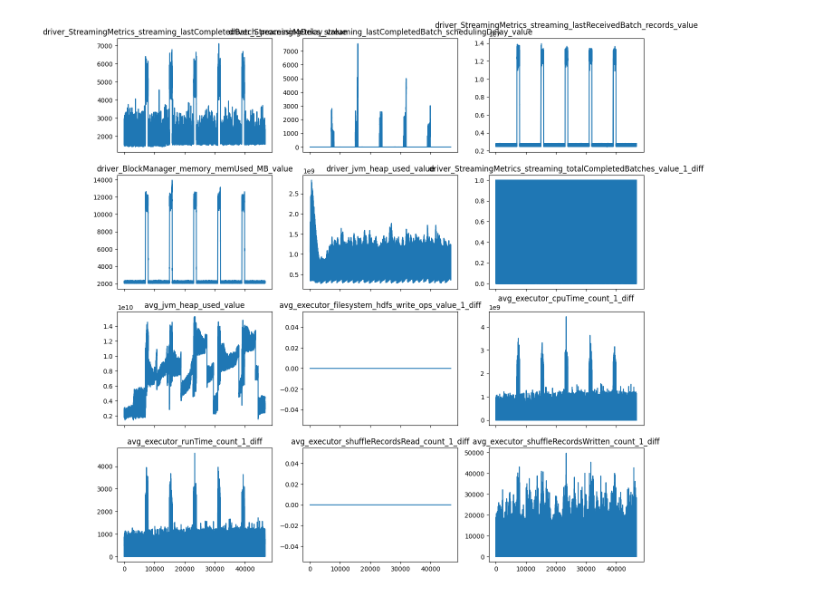
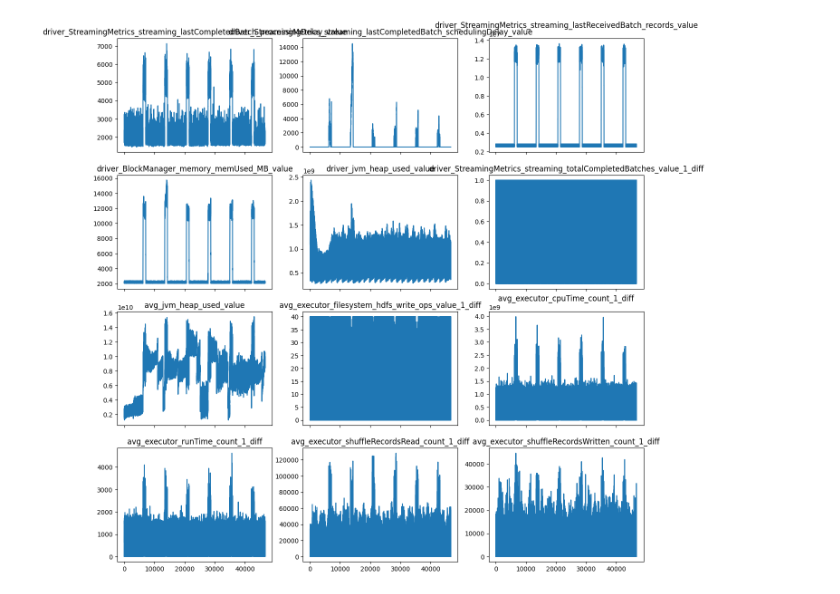
Before and after one commit to louise-davy/exstream-implementation, a Jupyter notebook: explore_data.ipynb, the cells around one changed output. Saved outputs shown, nothing was run; the diff lists cells and outputs as text; code cells hidden in the pictures.

```diff
--- a/explore_data.ipynb
+++ b/explore_data.ipynb
@@ -57,4 +57,4 @@ df.head(10)
 # %%
-df = pd.read_csv(f"{DATA_FOLDER}/{FOLDERS[0]}/1_2.csv")
+df = pd.read_csv(f"{DATA_FOLDER}/{FOLDERS[0]}/1_1.csv", index_col=0)
 df.head()
 # %% [output]
@@ -67,11 +67,11 @@ df.head()
 # %%
 fig, axs = plt.subplots(4,3, figsize=(15, 15), sharex=True)
 axs =axs.flatten()
 
-for i, col in enumerate(df.columns[1:]):
+for i, col in enumerate(df.columns):
     axs[i].plot(df.index, df[col])
     axs[i].set_title(col)
 
 plt.show()
 # %% [output]
-[figure, old version]
+[figure, new version]
```
Also changed, not shown: parts of 13 cells of this notebook.
